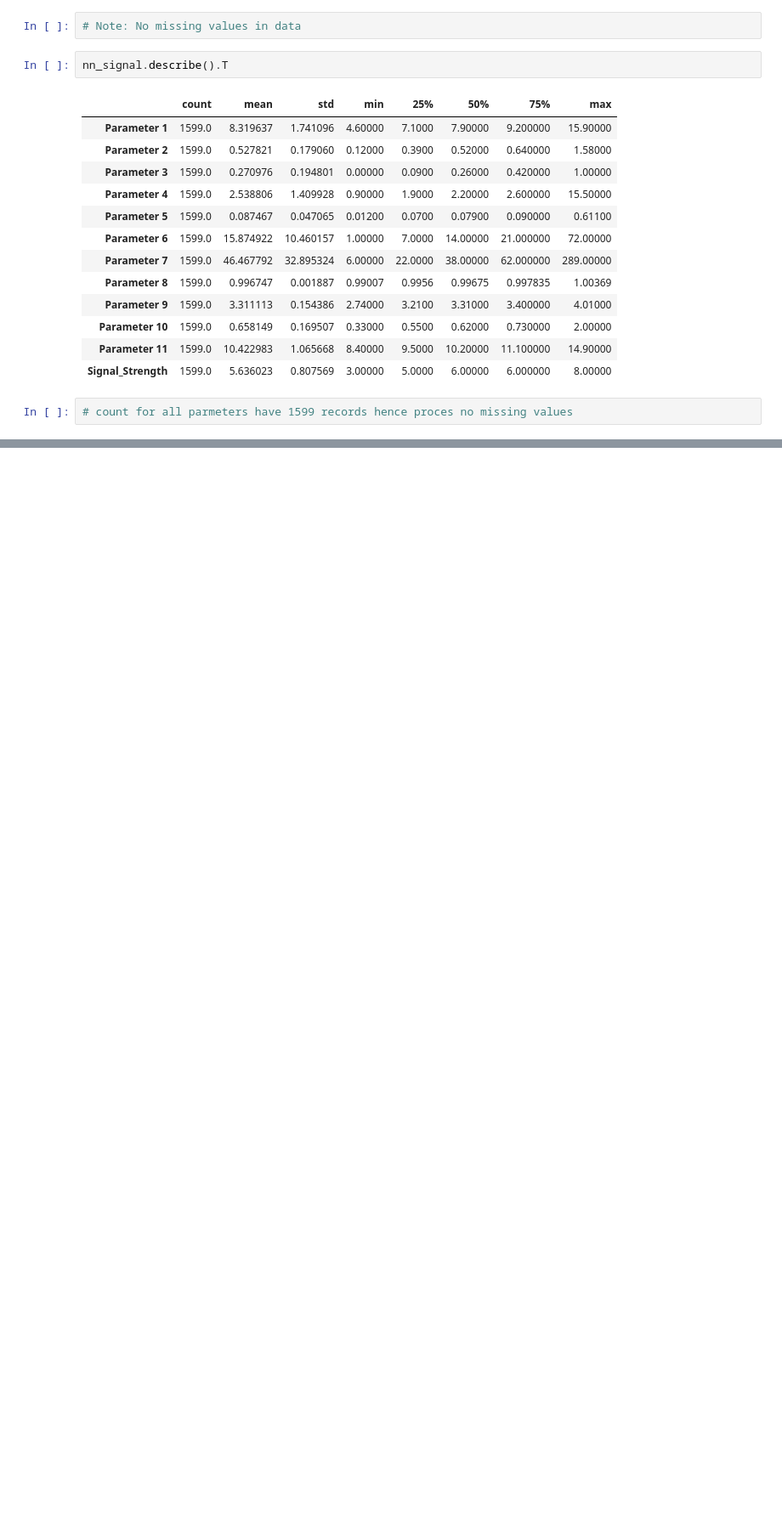
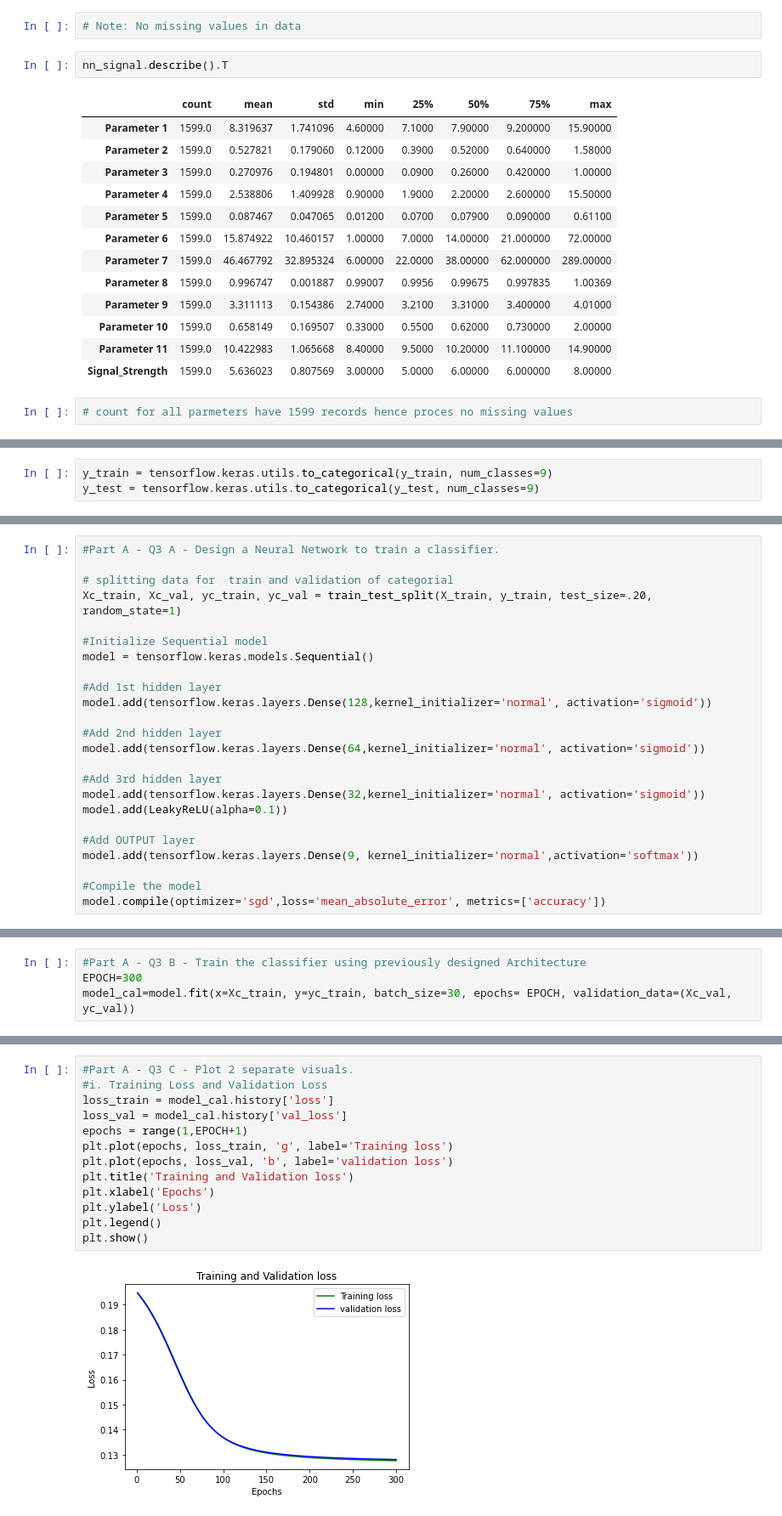
Before and after one commit to deeptiSingh006/AIML-NeuralNetwork, a Jupyter notebook: NeuralNetwork_Project_DeeptiSingh .ipynb, the cells around one changed output, grey strips where cells are left out. Shown at 85% size. Drawn from its saved outputs; the diff is of its cells as text; blank space fills up the shorter version.

Commit message:
Neural Network

```diff
--- a/NeuralNetwork_Project_DeeptiSingh .ipynb
+++ b/NeuralNetwork_Project_DeeptiSingh .ipynb
@@ -90,0 +191,3 @@ nn_signal.describe().T
+# %%
+y_train = tensorflow.keras.utils.to_categorical(y_train, num_classes=9)
+y_test = tensorflow.keras.utils.to_categorical(y_test, num_classes=9)
@@ -90,0 +198,24 @@ nn_signal.describe().T
+# %%
+#Part A - Q3 A - Design a Neural Network to train a classifier.
+
+# splitting data for  train and validation of categorial
+Xc_train, Xc_val, yc_train, yc_val = train_test_split(X_train, y_train, test_size=.20, random_state=1)
+
+#Initialize Sequential model
+model = tensorflow.keras.models.Sequential()
+
+#Add 1st hidden layer
+model.add(tensorflow.keras.layers.Dense(128,kernel_initializer='normal', activation='sigmoid'))
+
+#Add 2nd hidden layer
+model.add(tensorflow.keras.layers.Dense(64,kernel_initializer='normal', activation='sigmoid'))
+
+#Add 3rd hidden layer
+model.add(tensorflow.keras.layers.Dense(32,kernel_initializer='normal', activation='sigmoid'))
+model.add(LeakyReLU(alpha=0.1))
+
+#Add OUTPUT layer
+model.add(tensorflow.keras.layers.Dense(9, kernel_initializer='normal',activation='softmax'))
+
+#Compile the model
+model.compile(optimizer='sgd',loss='mean_absolute_error', metrics=['accuracy'])
@@ -90,0 +225,4 @@ nn_signal.describe().T
+# %%
+#Part A - Q3 B - Train the classifier using previously designed Architecture
+EPOCH=300
+model_cal=model.fit(x=Xc_train, y=yc_train, batch_size=30, epochs= EPOCH, validation_data=(Xc_val, yc_val))
@@ -90,0 +247,15 @@ nn_signal.describe().T
+# %%
+#Part A - Q3 C - Plot 2 separate visuals.
+#i. Training Loss and Validation Loss
+loss_train = model_cal.history['loss']
+loss_val = model_cal.history['val_loss']
+epochs = range(1,EPOCH+1)
+plt.plot(epochs, loss_train, 'g', label='Training loss')
+plt.plot(epochs, loss_val, 'b', label='validation loss')
+plt.title('Training and Validation loss')
+plt.xlabel('Epochs')
+plt.ylabel('Loss')
+plt.legend()
+plt.show()
+# %% [output]
+[figure, added]
```
Also changed, not shown: parts of 23 cells of this notebook.
